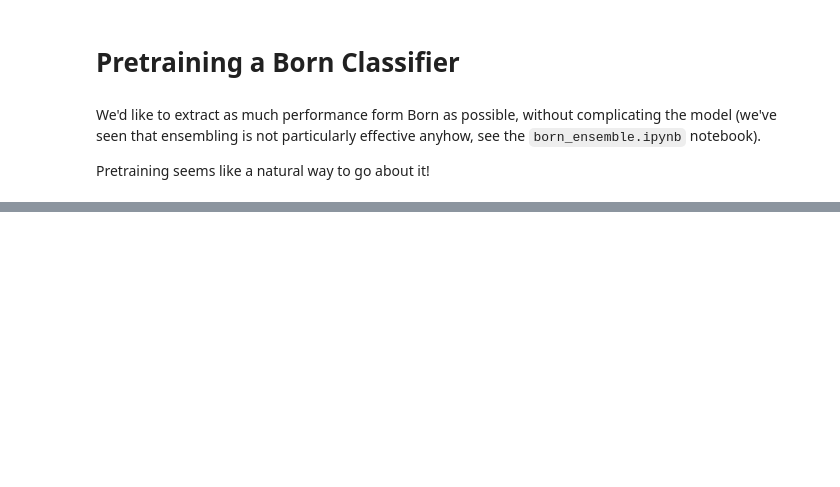
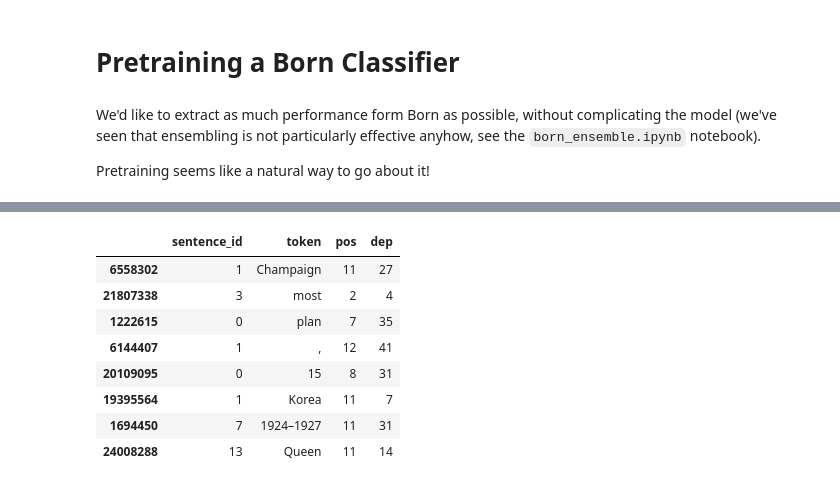
Before and after one commit to de-lachende-cavalier/bored, a Jupyter notebook: pretraining_born.ipynb, the cells around one changed output, grey strips where cells are left out. Cells and saved outputs as stored; diff of their text form; code cells hidden in the pictures; blank space fills up the shorter version.

```diff
--- a/pretraining_born.ipynb
+++ b/pretraining_born.ipynb
@@ -36,0 +132,24 @@ processed_df.sample(15)
+# %%
+X_train_valid, X_test = train_test_split(encoded_df, test_size=0.15)
+X_train, X_valid = train_test_split(X_train_valid, test_size=0.3)
+# %%
+y_train = X_train.ner_tag.to_list()
+X_train = X_train.drop('ner_tag', axis=1)
+
+y_valid = X_valid.ner_tag.to_list()
+X_valid = X_valid.drop('ner_tag', axis=1)
+
+y_test = X_test.ner_tag.to_list()
+X_test = X_test.drop('ner_tag', axis=1)
+# %%
+X_train.head(8)
+# %% [output]
+|  | sentence_id | token | pos | dep |
+| 6558302 | 1 | Champaign | 11 | 27 |
+| 21807338 | 3 | most | 2 | 4 |
+| 1222615 | 0 | plan | 7 | 35 |
+| 6144407 | 1 | , | 12 | 41 |
+| 20109095 | 0 | 15 | 8 | 31 |
+| 19395564 | 1 | Korea | 11 | 7 |
+| 1694450 | 7 | 1924–1927 | 11 | 31 |
+| 24008288 | 13 | Queen | 11 | 14 |
```
Also changed, not shown: parts of 32 cells of this notebook.
